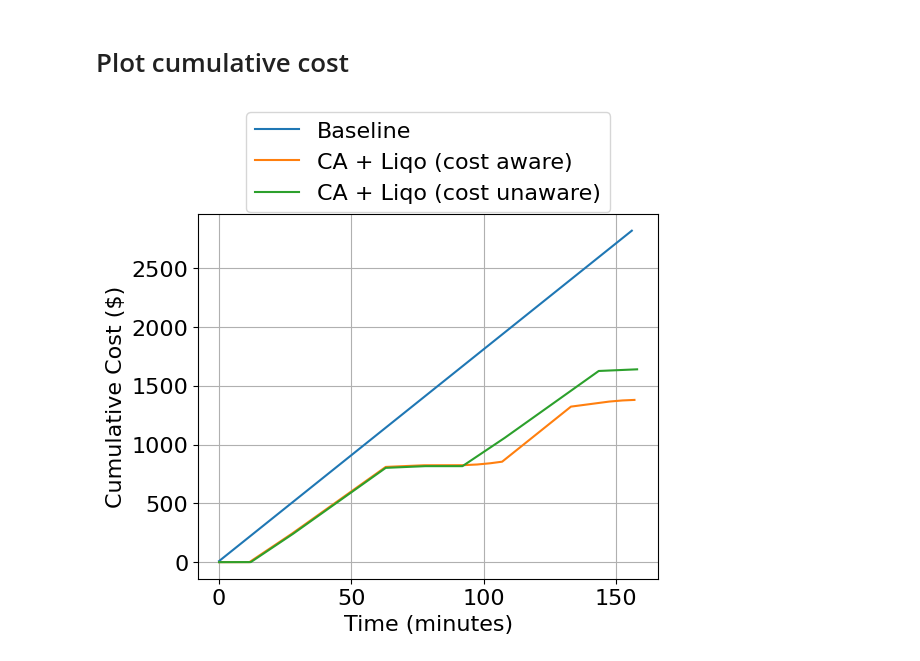
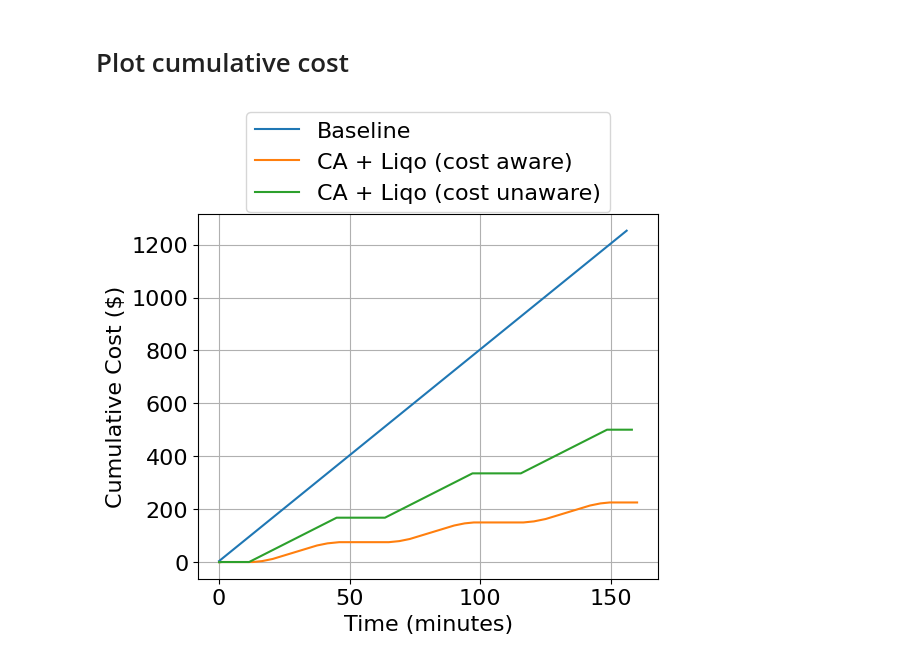
Before and after one commit to rmedina97/liqo-autoscaling-system, a Jupyter notebook: validation/plot.ipynb, the cells around one changed output. Saved outputs shown, nothing was run; the diff lists cells and outputs as text; code cells hidden in the pictures.

```diff
--- a/validation/plot.ipynb
+++ b/validation/plot.ipynb
@@ -223,7 +223,7 @@ data3 = data3.fillna(0)
 # Define cost per minute
 cost_per_min = {"remote2": 10}
 expensive_node = "remote2"
-expensive_node_cost = 15
+expensive_node_cost = 5
 default_cost = 1  # for all other nodes
 
 data["Minutes"] = (data["Time"] - data["Time"].iloc[0]).dt.total_seconds() / 60
@@ -277,31 +277,31 @@ plt.plot(data["Minutes"], data["Cumulative_Cost"], linestyle='-', label="CA + Li
 costs = []
 for _, row in data3.iterrows():
     total_cost = 0
     for col in data3.columns:
         if col == "Time":
             continue
         if row[col] == 1:
             if expensive_node in col:
               total_cost += expensive_node_cost
             else:
               total_cost += default_cost
     costs.append(total_cost * 0.5)  # multiply by 0.5 minutes (30s interval)
 
 # Add cumulative cost
 data3["Cumulative_Cost"] = pd.Series(costs).cumsum()
 
 # Plot
 plt.plot(data3["Minutes"], data3["Cumulative_Cost"], linestyle='-', label="CA + Liqo (cost unaware)")
 
 # Labels and title
 plt.xlabel("Time (minutes)")
 plt.legend(loc="upper center",
     bbox_to_anchor=(0.5, 1.31),  # (x, y) position relative to the axes
     ncol=1, )
 plt.ylabel("Cumulative Cost ($)")
 plt.grid(True)
 plt.tight_layout()
 plt.savefig("Plot/Cost.pdf")
 plt.show()
 # %% [output]
-[figure, old version]
+[figure, new version]
```
Also changed, not shown: parts of 1 cell of this notebook, 9 other files.
